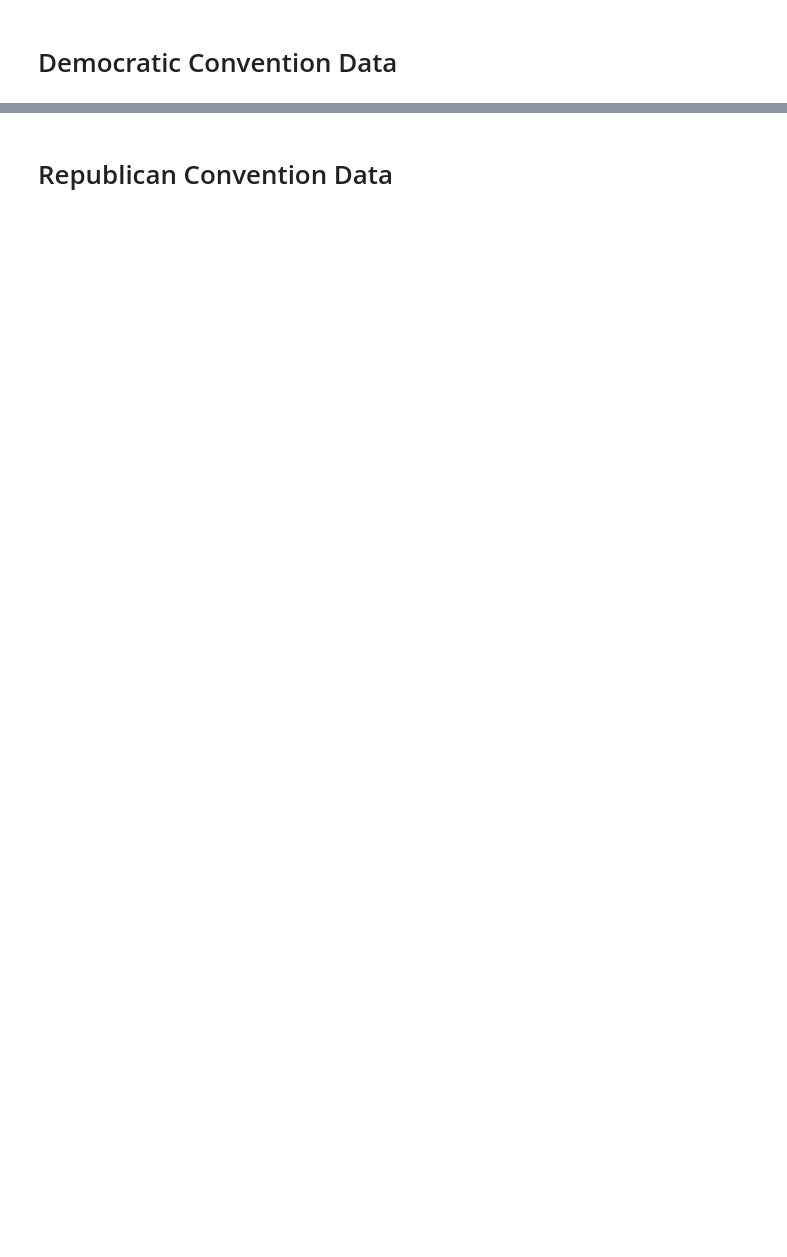
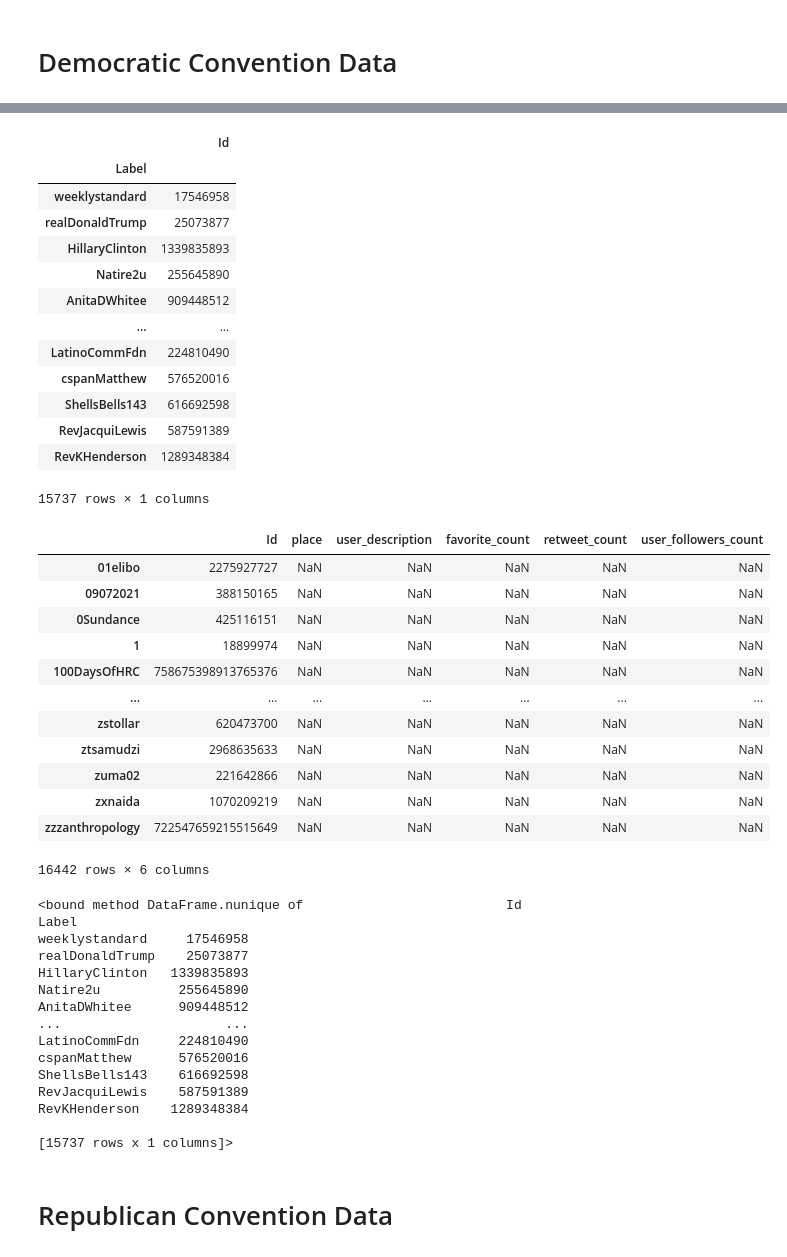
Before and after one commit to jakemull13/Network-Analysis-of-Political-Communites-on-Twitter, a Jupyter notebook: EDA.ipynb, the cells around one changed output, grey strips where cells are left out. Cells and saved outputs as stored; diff of their text form; code cells hidden in the pictures; blank space fills up the shorter version.

```diff
--- a/EDA.ipynb
+++ b/EDA.ipynb
@@ -132,7 +132,7 @@ class TextPreprocessor(BaseEstimator, TransformerMixin):
 # %% [markdown]
 # Democratic Convention Data
 # %%
-dconvention_df = pd.read_csv('data/democrat/convention-tweet-ids.csv')
+dconvention_df = pd.read_csv('large_data/dconvention-tweet-ids.csv')
 dconvention_df.describe()
 dconvention_df.columns
 # %% [output]
@@ -139,0 +158,18 @@ FileNotFoundError: [Errno 2] File data/democrat/convention-tweet-ids.csv does no
+# %%
+#create a node df with summary columns for each user
+dnode_features = [
+       'favorite_count', 'place',
+       'retweet_count',
+       'text',
+       'user_screen_name', 'user_description',
+       'user_followers_count',
+       'user_location'
+       ]
+dnode_df = dconvention_df[dnode_features].copy()
+#fill in 'place' column if isNaN, using the location of the User.
+nan_map = dnode_df['place'].isna()
+dnode_df['place'][nan_map] = dnode_df['user_location'][nan_map]
+#group by user_id and sum various metrics for the user
+dnode_df = dnode_df.groupby(['user_screen_name', 'place', 'user_description']).sum()
+dnode_df = dnode_df.reset_index().set_index('user_screen_name')
+dnode_df
@@ -140,2 +195,51 @@ FileNotFoundError: [Errno 2] File data/democrat/convention-tweet-ids.csv does no
+# %%
+#join the node data onto the mention nodes csv
+dmentions = pd.read_csv('data/democrat/convention_mentions/dmention-nodes.csv', index_col='Label')
+dmentions
+dmentions.merge(dnode_df, left_index=True, right_index=True, how='left')
+dmentions.nunique
+# %% [output]
+|  | Id |
+| Label |  |
+| weeklystandard | 17546958 |
+| realDonaldTrump | 25073877 |
+| HillaryClinton | 1339835893 |
+| Natire2u | 255645890 |
+| AnitaDWhitee | 909448512 |
+| ... | ... |
+| LatinoCommFdn | 224810490 |
+| cspanMatthew | 576520016 |
+| ShellsBells143 | 616692598 |
+| RevJacquiLewis | 587591389 |
+| RevKHenderson | 1289348384 |
+15737 rows × 1 columns
+|  | Id | place | user_description | favorite_count | retweet_count | user_followers_count |
+| 01elibo | 2275927727 | NaN | NaN | NaN | NaN | NaN |
+| 09072021 | 388150165 | NaN | NaN | NaN | NaN | NaN |
+| 0Sundance | 425116151 | NaN | NaN | NaN | NaN | NaN |
+| 1 | 18899974 | NaN | NaN | NaN | NaN | NaN |
+| 100DaysOfHRC | 758675398913765376 | NaN | NaN | NaN | NaN | NaN |
+| ... | ... | ... | ... | ... | ... | ... |
+| zstollar | 620473700 | NaN | NaN | NaN | NaN | NaN |
+| ztsamudzi | 2968635633 | NaN | NaN | NaN | NaN | NaN |
+| zuma02 | 221642866 | NaN | NaN | NaN | NaN | NaN |
+| zxnaida | 1070209219 | NaN | NaN | NaN | NaN | NaN |
+| zzzanthropology | 722547659215515649 | NaN | NaN | NaN | NaN | NaN |
+16442 rows × 6 columns
+<bound method DataFrame.nunique of                          Id
+Label
+weeklystandard     17546958
+realDonaldTrump    25073877
+HillaryClinton   1339835893
+Natire2u          255645890
+AnitaDWhitee      909448512
+...                     ...
+LatinoCommFdn     224810490
+cspanMatthew      576520016
+ShellsBells143    616692598
+RevJacquiLewis    587591389
+RevKHenderson    1289348384
+
+[15737 rows x 1 columns]>
 # %% [markdown]
 # Republican Convention Data
```
Also changed, not shown: parts of 5 cells of this notebook, 14 other files.
